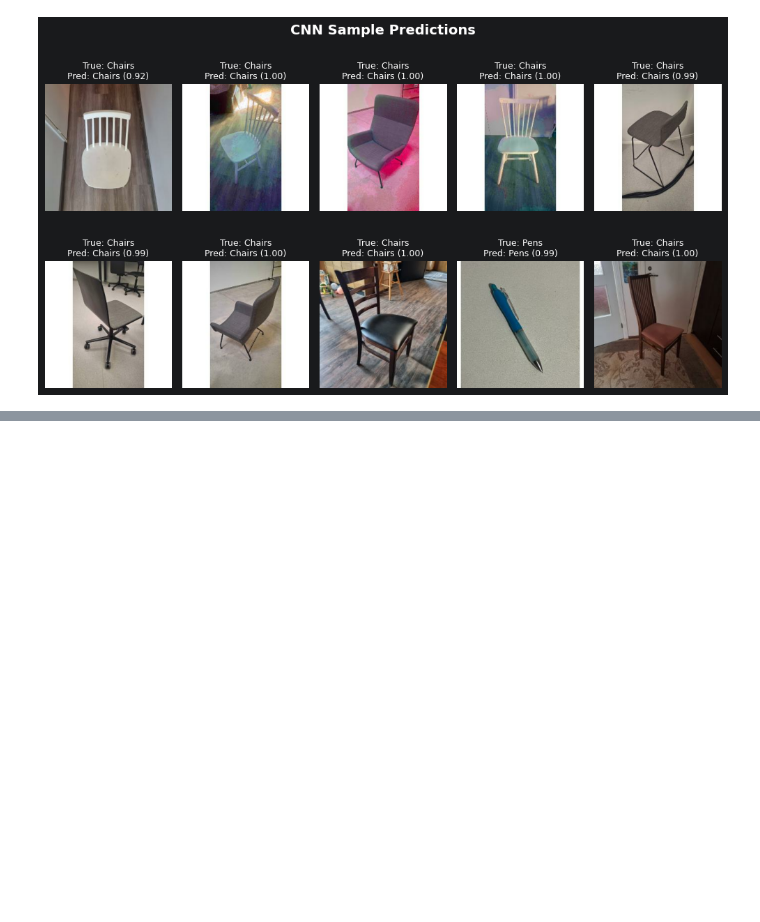
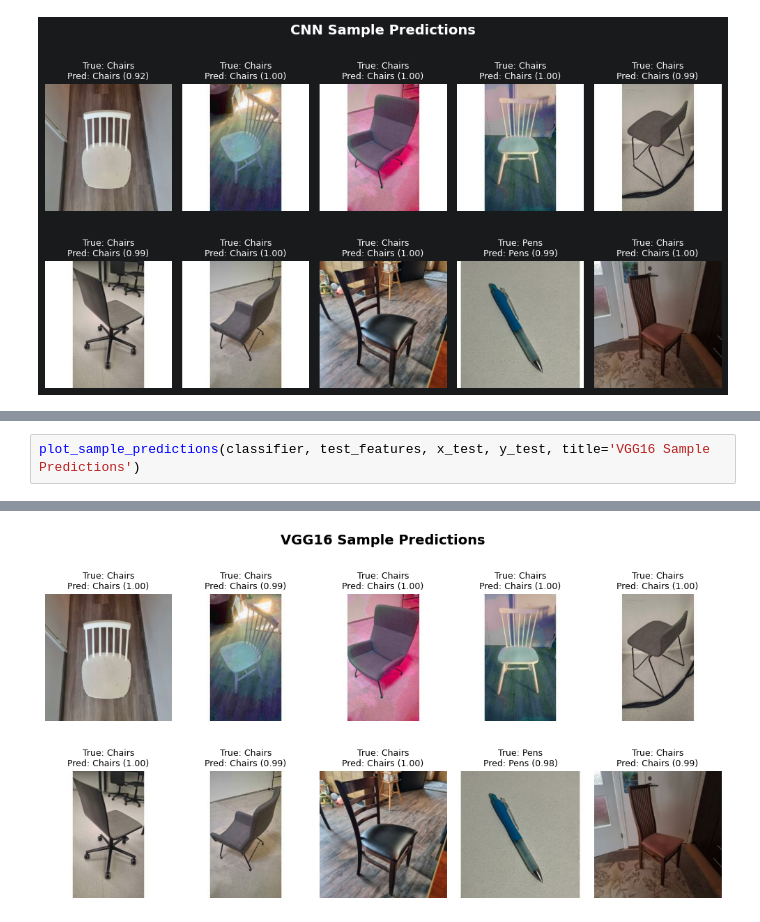
Before and after one commit to janneesa/MetropoliaNeuralNetworkProject, a Jupyter notebook: 2_/CNN_vs_VGG16.ipynb, the cells around one changed output, grey strips where cells are left out. Drawn from its saved outputs; the diff is of its cells as text; blank space fills up the shorter version.

```diff
--- a/2_/CNN_vs_VGG16.ipynb
+++ b/2_/CNN_vs_VGG16.ipynb
@@ -251,0 +318,3 @@ plot_sample_predictions(model_cnn, x_test, x_test, y_test, title='CNN Sample Pre
+# %%
+plot_sample_predictions(classifier, test_features, x_test, y_test, title='VGG16 Sample Predictions')
+# %% [output]
@@ -251,0 +322 @@ plot_sample_predictions(model_cnn, x_test, x_test, y_test, title='CNN Sample Pre
+[figure, added]
```
Also changed, not shown: parts of 17 cells of this notebook, 1 other file.
